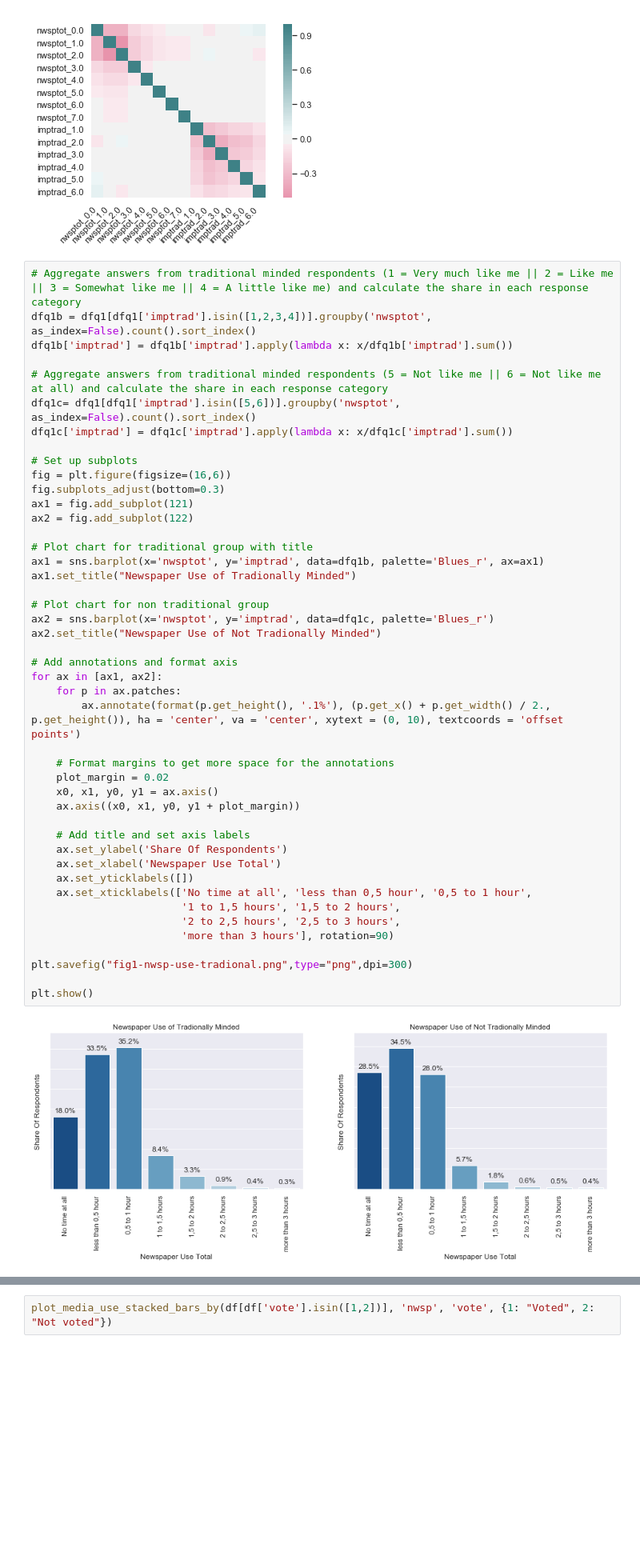
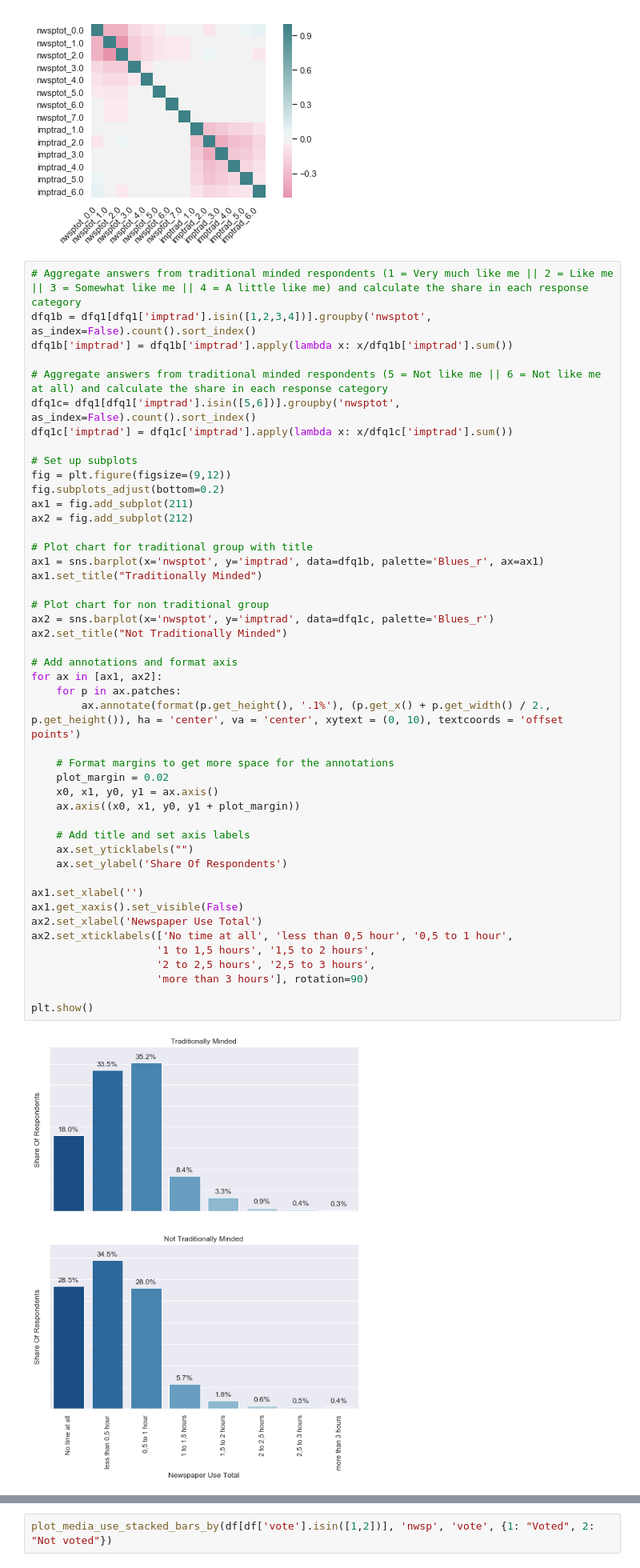
Before and after one commit to bytesbysophie/european-social-service-media-use, a Jupyter notebook: media-use-germany-data-analysis.ipynb, the cells around one changed output, grey strips where cells are left out. Shown at 80% size. Cells and saved outputs as stored; diff of their text form; blank space fills up the shorter version.

Commit message:
Final corrections and visual improvements

```diff
--- a/media-use-germany-data-analysis.ipynb
+++ b/media-use-germany-data-analysis.ipynb
@@ -253,47 +253,48 @@ dfq1b = dfq1[dfq1['imptrad'].isin([1,2,3,4])].groupby('nwsptot', as_index=False)
 dfq1b['imptrad'] = dfq1b['imptrad'].apply(lambda x: x/dfq1b['imptrad'].sum())
 
 # Aggregate answers from traditional minded respondents (5 = Not like me || 6 = Not like me at all) and calculate the share in each response category
 dfq1c= dfq1[dfq1['imptrad'].isin([5,6])].groupby('nwsptot', as_index=False).count().sort_index()
 dfq1c['imptrad'] = dfq1c['imptrad'].apply(lambda x: x/dfq1c['imptrad'].sum())
 
 # Set up subplots
-fig = plt.figure(figsize=(16,6))
-fig.subplots_adjust(bottom=0.3)
-ax1 = fig.add_subplot(121)
-ax2 = fig.add_subplot(122)
+fig = plt.figure(figsize=(9,12))
+fig.subplots_adjust(bottom=0.2)
+ax1 = fig.add_subplot(211)
+ax2 = fig.add_subplot(212)
 
 # Plot chart for traditional group with title
 ax1 = sns.barplot(x='nwsptot', y='imptrad', data=dfq1b, palette='Blues_r', ax=ax1)
-ax1.set_title("Newspaper Use of Tradionally Minded")
+ax1.set_title("Traditionally Minded")
 
 # Plot chart for non traditional group
 ax2 = sns.barplot(x='nwsptot', y='imptrad', data=dfq1c, palette='Blues_r')
-ax2.set_title("Newspaper Use of Not Tradionally Minded")
+ax2.set_title("Not Traditionally Minded")
 
 # Add annotations and format axis
 for ax in [ax1, ax2]:
     for p in ax.patches:
         ax.annotate(format(p.get_height(), '.1%'), (p.get_x() + p.get_width() / 2., p.get_height()), ha = 'center', va = 'center', xytext = (0, 10), textcoords = 'offset points')
 
     # Format margins to get more space for the annotations
     plot_margin = 0.02
     x0, x1, y0, y1 = ax.axis()
     ax.axis((x0, x1, y0, y1 + plot_margin))
 
     # Add title and set axis labels
+    ax.set_yticklabels("")
     ax.set_ylabel('Share Of Respondents')
-    ax.set_xlabel('Newspaper Use Total')
-    ax.set_yticklabels([])
-    ax.set_xticklabels(['No time at all', 'less than 0,5 hour', '0,5 to 1 hour',
-                        '1 to 1,5 hours', '1,5 to 2 hours',
-                        '2 to 2,5 hours', '2,5 to 3 hours',
-                        'more than 3 hours'], rotation=90)
 
-plt.savefig("fig1-nwsp-use-tradional.png",type="png",dpi=300)
+ax1.set_xlabel('')
+ax1.get_xaxis().set_visible(False)
+ax2.set_xlabel('Newspaper Use Total')
+ax2.set_xticklabels(['No time at all', 'less than 0,5 hour', '0,5 to 1 hour',
+                    '1 to 1,5 hours', '1,5 to 2 hours',
+                    '2 to 2,5 hours', '2,5 to 3 hours',
+                    'more than 3 hours'], rotation=90)
 
 plt.show()
 # %% [output]
-[figure, old version]
+[figure, new version]
 # %% [markdown]
 *Step 2 - Question 1: Traditionalism & Newspaper Use - Conclusion*
 * The first plot only showed a very flat regression line, indicating that there is no strong connection between the respondents subjective importance of tradition and the intensity if their newspaper use.
```
Also changed, not shown: parts of 3 cells of this notebook, 3 other files.
